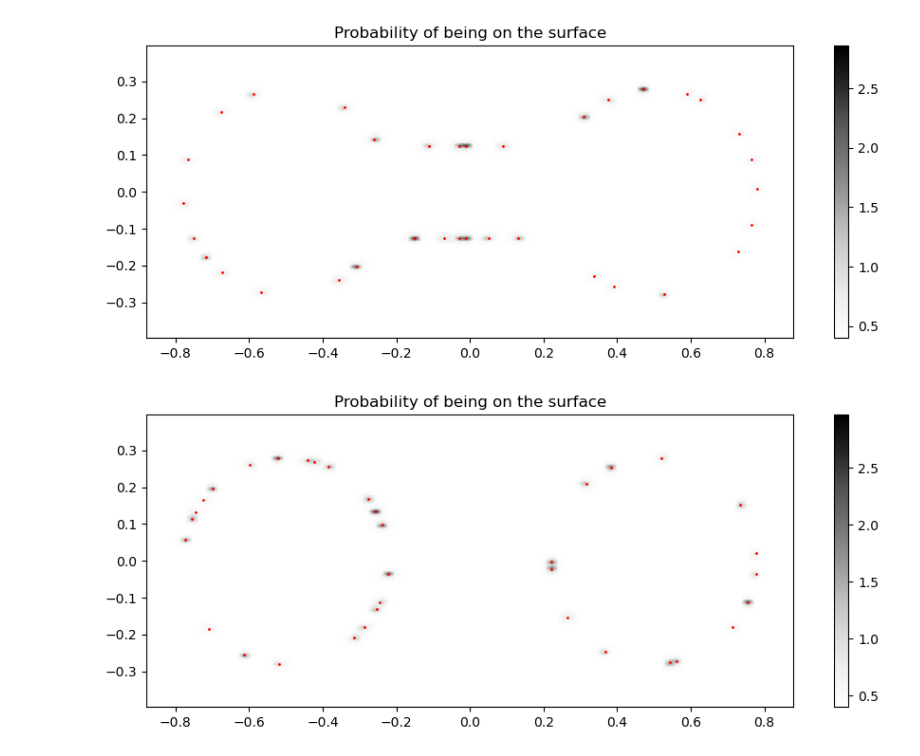
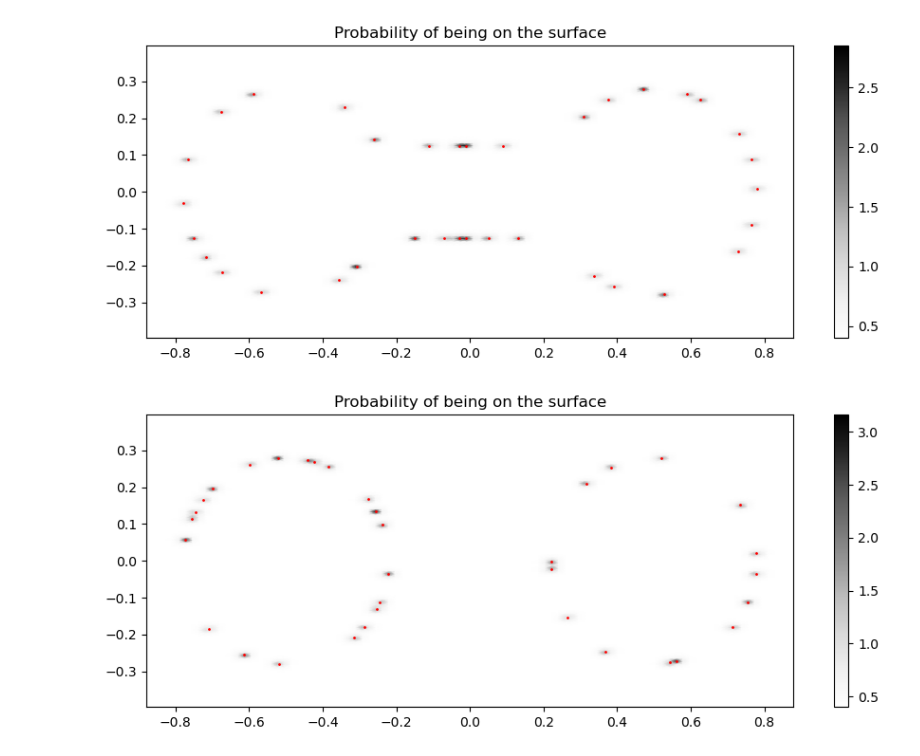
Before and after one commit to drtghosh/thesis_notebooks, a Jupyter notebook: check_training_augsuq.ipynb, the cells around one changed output. Cells and saved outputs as stored; diff of their text form; code cells hidden in the pictures.

```diff
--- a/check_training_augsuq.ipynb
+++ b/check_training_augsuq.ipynb
@@ -18,4 +16,4 @@ AttributeError: 'NoneType' object has no attribute 'shape'
 use_cuda = torch.cuda.is_available()
 #device = torch.device("cuda" if use_cuda else "cpu")
 device = "cpu"
-model.set_device(device)
+model_zero.set_device(device)
@@ -24,3 +20,3 @@ model.set_test_data(tc, lt)
 # %%
-model.train(num_epochs=10, batch_size=20, learning_rate=0.001)
+model_zero.train(num_epochs=2, batch_size=20, learning_rate=0.0001)
 # %% [output]
@@ -37 +33,3 @@ Epoch:9, Loss: 0.0071498790251628645
+# %%
+model_zero.set_test_data(tc, lt)
 # %%
@@ -42,7 +40,7 @@ model.predict()
 # %%
-model.set_test_data(pc[2:4, :], l[2:4, :])
+model_zero.set_test_data(pc[2:4, :], lp[2:4, :])
 # %%
-model.predict()
+model_zero.predict()
 # %% [output]
 [figure]
-[figure, old version]
+[figure, new version]
```
Also changed, not shown: parts of 11 cells of this notebook, 5 other files.
